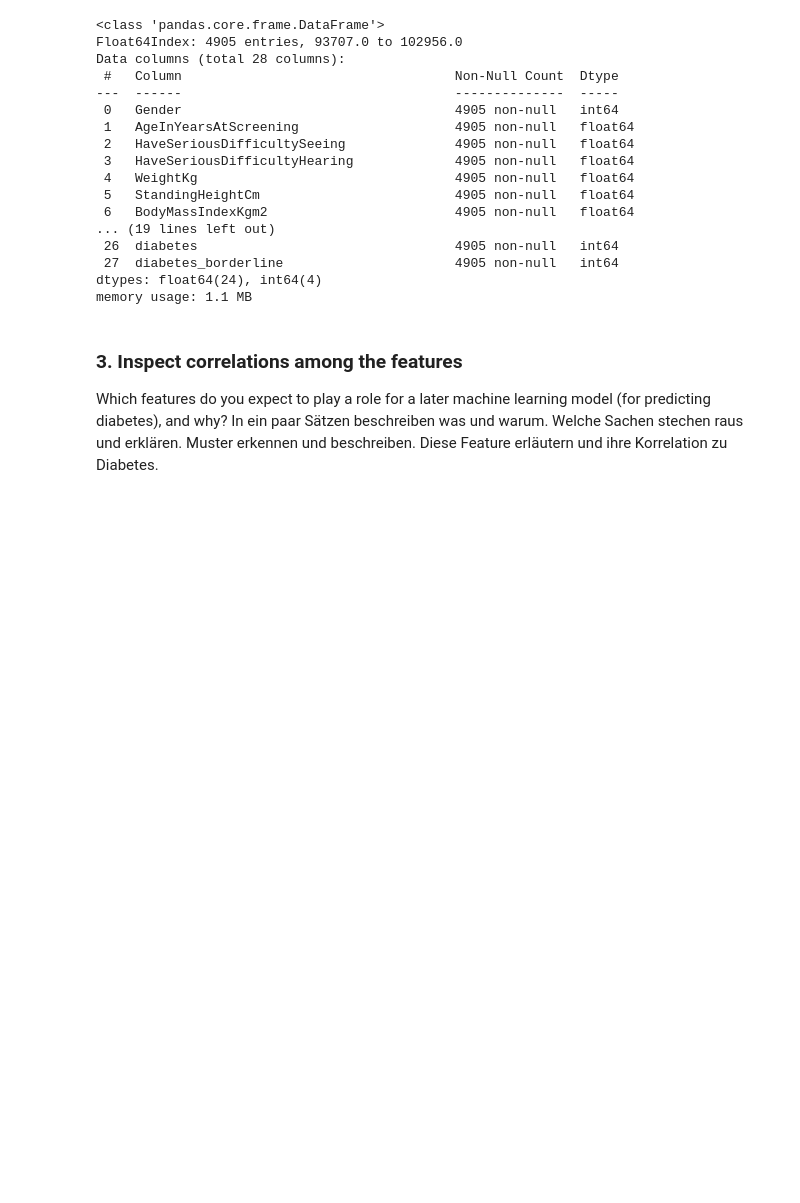
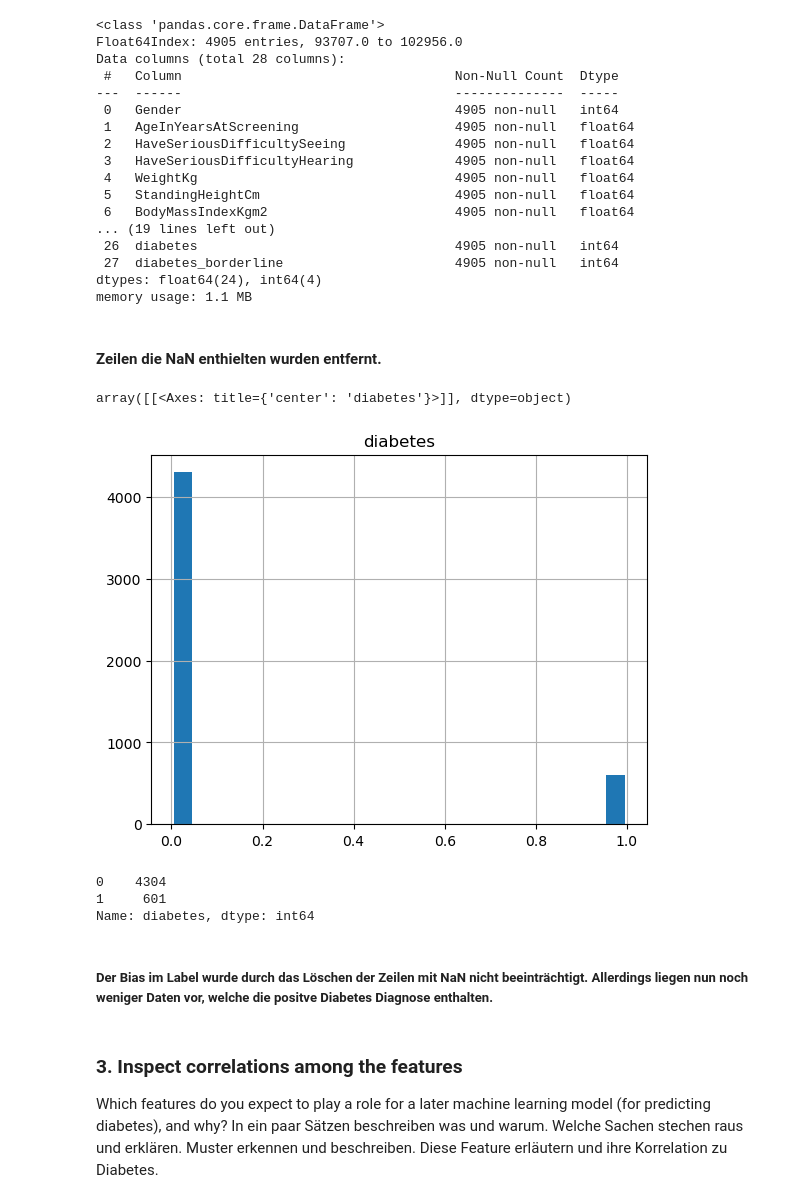
Before and after one commit to PhilippVogel92/ai_for_smart_health, a Jupyter notebook: ai_smart_health_portfolio_01_diabetes_prediction_template.ipynb, the cells around one changed output. Cells and saved outputs as stored; diff of their text form; code cells hidden in the pictures; blank space fills up the shorter version.

```diff
--- a/ai_smart_health_portfolio_01_diabetes_prediction_template.ipynb
+++ b/ai_smart_health_portfolio_01_diabetes_prediction_template.ipynb
@@ -223,6 +229,21 @@ Data columns (total 28 columns):
  27  diabetes_borderline                      4905 non-null   int64
 dtypes: float64(24), int64(4)
 memory usage: 1.1 MB
+# %% [markdown]
+#### Zeilen die NaN enthielten wurden entfernt.
+# %%
+data_cleaned.hist(column="diabetes", bins=20, rwidth=0.8)
+# %% [output]
+array([[<Axes: title={'center': 'diabetes'}>]], dtype=object)
+[figure, added]
+# %%
+data_cleaned["diabetes"].value_counts()
+# %% [output]
+0    4304
+1     601
+Name: diabetes, dtype: int64
+# %% [markdown]
+##### Der Bias im Label wurde durch das Löschen der Zeilen mit NaN nicht beeinträchtigt. Allerdings liegen nun noch weniger Daten vor, welche die positve Diabetes Diagnose enthalten.
 # %% [markdown]
 ### 3. Inspect correlations among the features
 Which features do you expect to play a role for a later machine learning model (for predicting diabetes), and why? In ein paar Sätzen beschreiben was und warum. Welche Sachen stechen raus und erklären. Muster erkennen und beschreiben. Diese Feature erläutern und ihre Korrelation zu Diabetes.
```
Also changed, not shown: parts of 83 cells of this notebook.
